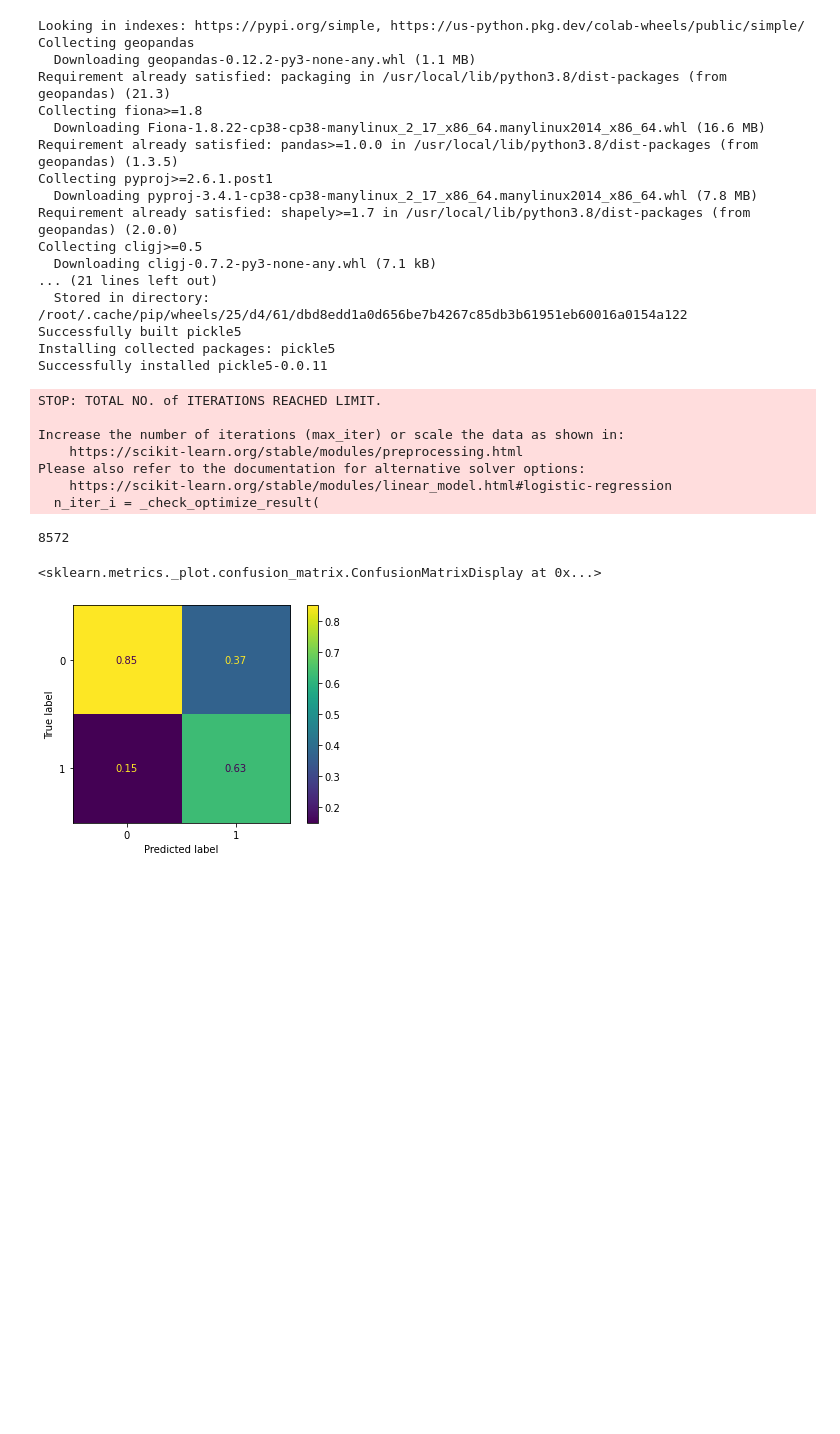
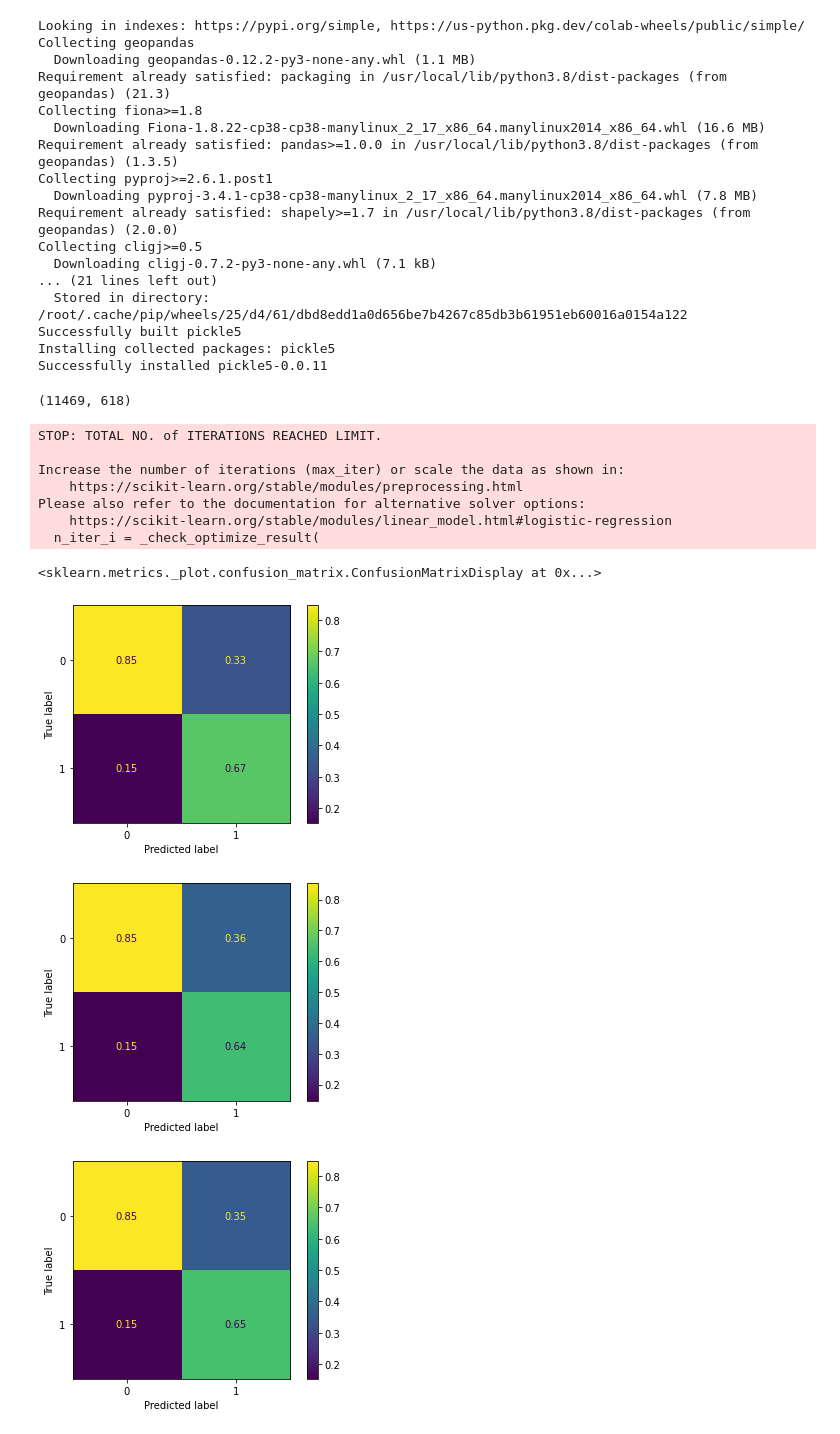
Before and after one commit to MaxHenk/2022_ML_EES, a Jupyter notebook: ML_PROJECT_MH.ipynb, the cells around one changed output. Drawn from its saved outputs; the diff is of its cells as text; code cells hidden in the pictures; blank space fills up the shorter version.

```diff
--- a/ML_PROJECT_MH.ipynb
+++ b/ML_PROJECT_MH.ipynb
@@ -111,7 +88,7 @@ from sklearn.impute import SimpleImputer
 from sklearn.preprocessing import StandardScaler
 from sklearn.preprocessing import OneHotEncoder
 from sklearn.compose import ColumnTransformer
-
+from sklearn.model_selection import train_test_split
 #Instantiate the numerical pipeline
 num_pipeline = Pipeline([ # We'll instantiate the pipeline class
      ("scaler", StandardScaler() ) ]) # as well as the scaler
@@ -126,19 +103,21 @@ preprocess_pipeline = ColumnTransformer( [("num", num_pipeline, num_attribs),
                                           ("cat", cat_pipeline, cat_attribs) ] )
 
 #Do the encoding
-X_train = preprocess_pipeline.fit_transform( # Fit your pipeline using the training input data and transform the training input data in one step!
-              train_df[num_attribs + cat_attribs] ) # load the categorical and numerical attributes from the training dataframe
+X = preprocess_pipeline.fit_transform( # Fit your pipeline using the training input data and transform the training input data in one step!
+              df[num_attribs + cat_attribs] ) # load the categorical and numerical attributes from the training dataframe
 
-X_test =  preprocess_pipeline.fit_transform( # Transform the training input data and transform the training data in one step!
-              test_df[num_attribs + cat_attribs] ) # load the categorical and numerical attributes from the testing dataframe
-y_train = train_df["deplate3min"]
-y_test = test_df["deplate3min"]
+y = df["deplate3min"]
+
+X_train, X_test, y_train, y_test = train_test_split(X, y,
+                                                    test_size=0.2,
+                                                    random_state=rnd_seed)
+X_train, X_valid, y_train, y_valid = train_test_split(X_train, y_train,
+                                                    test_size=0.2,
+                                                    random_state=rnd_seed)
-# %%
-#Further split the training set to acquire a validation set
-from sklearn.model_selection import train_test_split
-X_train, X_valid, y_train, y_valid = train_test_split(X_train, y_train,
-                                                    test_size=0.15,
-                                                    random_state=rnd_seed)
+# %%
+X_test.shape
+# %% [output]
+(11469, 618)
 # %%
 # Import the LogisticRegression class from sklearn
 from sklearn.linear_model import LogisticRegression
@@ -150,7 +129,9 @@ log_reg = LogisticRegression()
 log_reg.fit(X_train, y_train)
 
 #Make a prediction using the validation/test set
-prediction = log_reg.predict(X_valid)
+prediction_train = log_reg.predict(X_train)
+prediction_valid = log_reg.predict(X_valid)
+prediction_test = log_reg.predict(X_test)
 # %% [output]
 STOP: TOTAL NO. of ITERATIONS REACHED LIMIT.
 
@@ -159,20 +140,28 @@ Increase the number of iterations (max_iter) or scale the data as shown in:
 Please also refer to the documentation for alternative solver options:
     https://scikit-learn.org/stable/modules/linear_model.html#logistic-regression
   n_iter_i = _check_optimize_result(
-# %%
-len(y_valid)
-# %% [output]
-8572
 # %%
 #Do a accuracy score to get the amount of
 from sklearn.metrics import accuracy_score
 from sklearn.metrics import confusion_matrix, ConfusionMatrixDisplay
 
-log_reg_acc = accuracy_score(y_valid, prediction)
+log_reg_acc_train = accuracy_score(y_train, prediction_train)
+log_reg_acc_valid = accuracy_score(y_valid, prediction_valid)
+log_reg_acc_test = accuracy_score(y_test, prediction_test)
 
-cm = confusion_matrix(y_valid, prediction, normalize='pred') # Get a confusion matrix 'cm', use 'pred' for the normalize option
+cm = confusion_matrix(y_train, prediction_train, normalize='pred') # Get a confusion matrix 'cm', use 'pred' for the normalize option
 disp = ConfusionMatrixDisplay(confusion_matrix= cm) # Use ConfusionMatrixDisplay to visualize 'cm'
 disp.plot()
+
+cm = confusion_matrix(y_valid, prediction_valid, normalize='pred') # Get a confusion matrix 'cm', use 'pred' for the normalize option
+disp = ConfusionMatrixDisplay(confusion_matrix= cm) # Use ConfusionMatrixDisplay to visualize 'cm'
+disp.plot()
+
+cm = confusion_matrix(y_test, prediction_test, normalize='pred') # Get a confusion matrix 'cm', use 'pred' for the normalize option
+disp = ConfusionMatrixDisplay(confusion_matrix= cm) # Use ConfusionMatrixDisplay to visualize 'cm'
+disp.plot()
 # %% [output]
 <sklearn.metrics._plot.confusion_matrix.ConfusionMatrixDisplay at 0x...>
 [figure]
+[figure, added]
+[figure, added]
```
Also changed, not shown: parts of 19 cells of this notebook.
